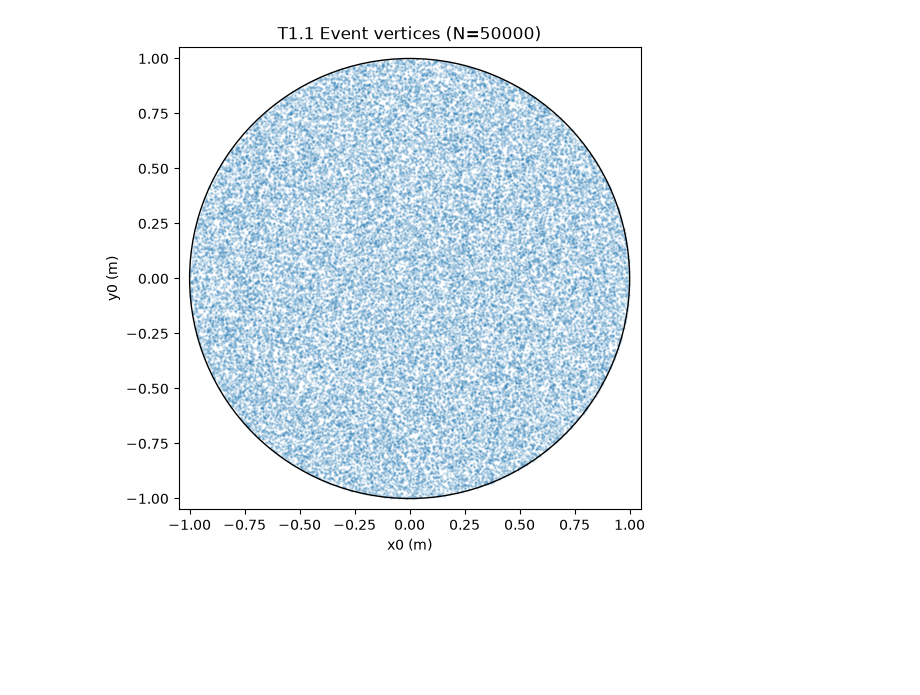
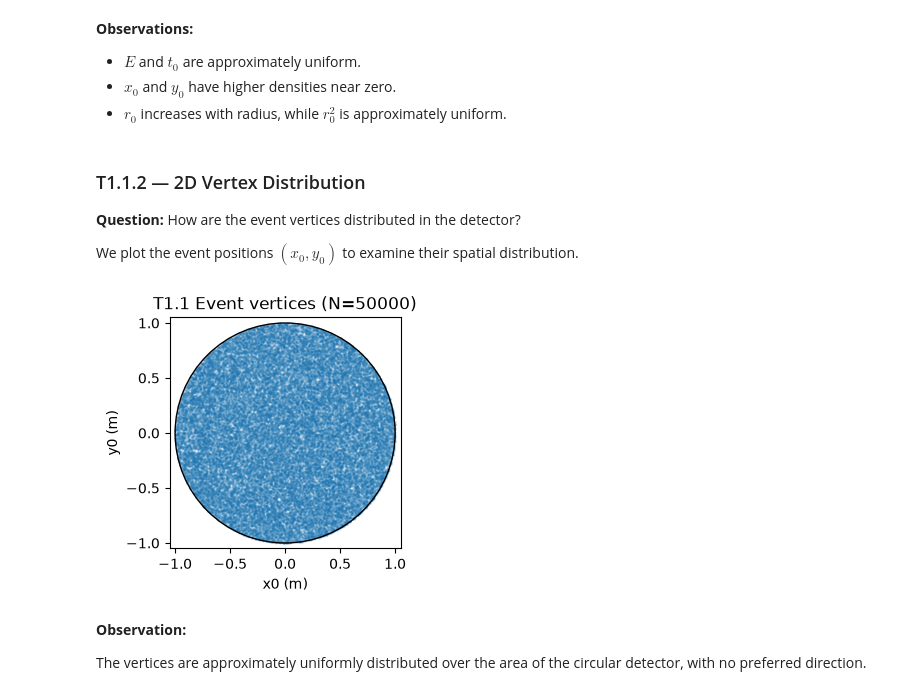
Before and after one commit to ChenYunhan-nibuni/prob-reco-sbi, a Jupyter notebook: notebooks/T1_Chenyunhan.ipynb, the cells around one changed output. Cells and saved outputs as stored; diff of their text form; code cells hidden in the pictures; blank space fills up the shorter version.

Commit message:
Update Task 0 and Task 1 notebooks and plots

```diff
--- a/notebooks/T1_Chenyunhan.ipynb
+++ b/notebooks/T1_Chenyunhan.ipynb
@@ -72,21 +62,37 @@ plt.show()
+# %% [markdown]
+**Observations:**
+
+* $E$ and $t_0$ are approximately uniform.
+* $x_0$ and $y_0$ have higher densities near zero.
+* $r_0$ increases with radius, while $r_0^2$ is approximately uniform.
+# %% [markdown]
+### T1.1.2 — 2D Vertex Distribution
+
+**Question:** How are the event vertices distributed in the detector?
+
+We plot the event positions $(x_0,y_0)$ to examine their spatial distribution.
 # %%
 # T1.1: 2D distribution of event vertices
-fig, ax = plt.subplots(figsize=(6, 6))
+fig, ax = plt.subplots(figsize=(3, 3))
 ax.scatter(x, y, s=1, alpha=0.15)
 
 # Draw detector boundary
 circle = plt.Circle((0, 0), 1.0, fill=False)
 ax.add_patch(circle)
 
 ax.set_xlabel("x0 (m)")
 ax.set_ylabel("y0 (m)")
 ax.set_title("T1.1 Event vertices (N=50000)")
 
 ax.set_aspect("equal") #让 x 轴和 y 轴的单位长度在图上保持一致
 ax.set_xlim(-1.05, 1.05)
 ax.set_ylim(-1.05, 1.05)
 
 plt.savefig("T1.1_vertices.png", dpi=200)
 plt.show()
 # %% [output]
-[figure, old version]
+[figure, new version]
+# %% [markdown]
+**Observation:**
+
+The vertices are approximately uniformly distributed over the area of the circular detector, with no preferred direction.
```
Also changed, not shown: parts of 8 cells of this notebook, 2 other files.
